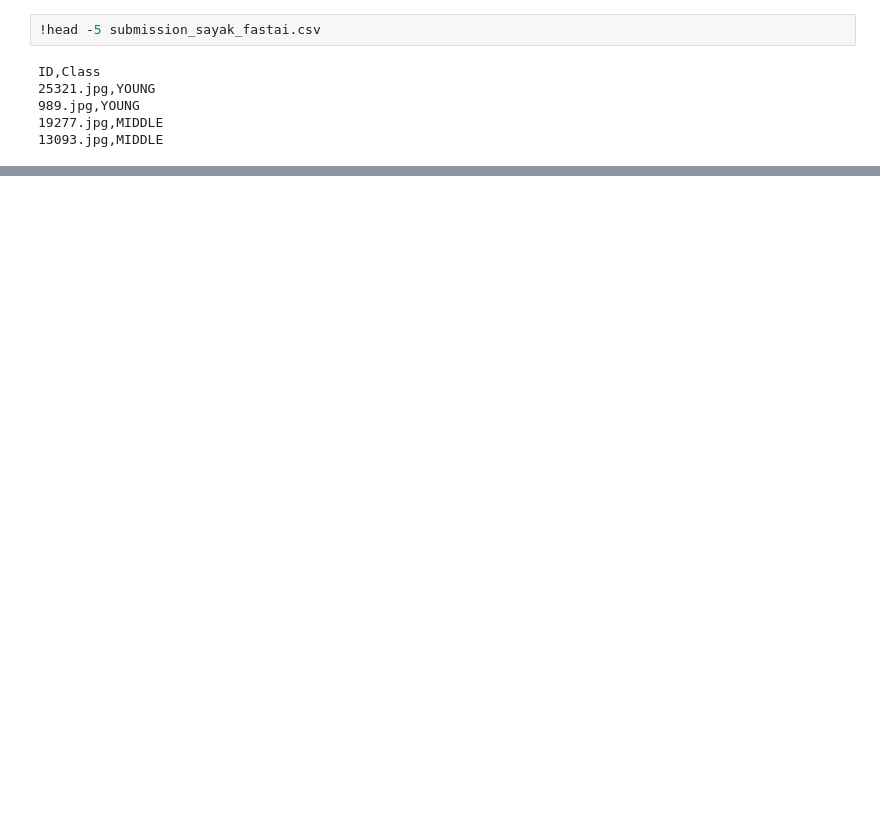
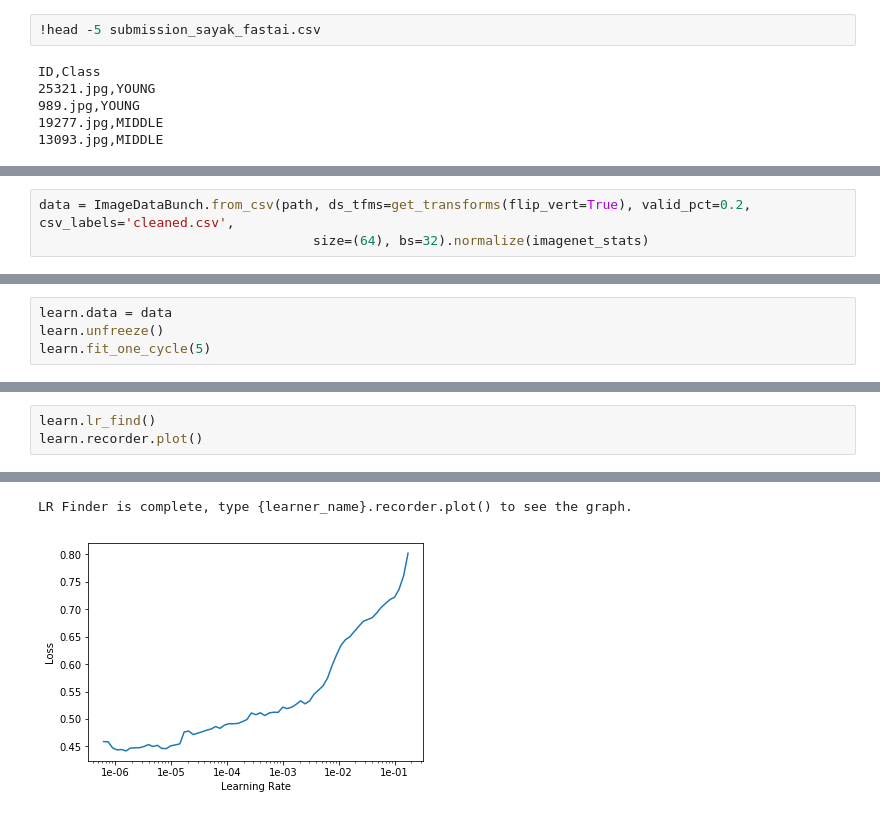
Before and after one commit to sayakpaul/Age-Detection-of-Indian-Actors, a Jupyter notebook: TrainingWithFastai.ipynb, the cells around one changed output, grey strips where cells are left out. Drawn from its saved outputs; the diff is of its cells as text; blank space fills up the shorter version.

```diff
--- a/TrainingWithFastai.ipynb
+++ b/TrainingWithFastai.ipynb
@@ -246,0 +244,3 @@ HBox(children=(VBox(children=(Image(value=b'\xff\xd8\xff\xe0\x00\x10JFIF\x00\x01
+# %%
+data = ImageDataBunch.from_csv(path, ds_tfms=get_transforms(flip_vert=True), valid_pct=0.2, csv_labels='cleaned.csv',
+                                   size=(64), bs=32).normalize(imagenet_stats)
@@ -246,0 +249,4 @@ HBox(children=(VBox(children=(Image(value=b'\xff\xd8\xff\xe0\x00\x10JFIF\x00\x01
+# %%
+learn.data = data
+learn.unfreeze()
+learn.fit_one_cycle(5)
@@ -246,0 +260,4 @@ HBox(children=(VBox(children=(Image(value=b'\xff\xd8\xff\xe0\x00\x10JFIF\x00\x01
+# %%
+learn.lr_find()
+learn.recorder.plot()
+# %% [output]
@@ -246,0 +265,2 @@ HBox(children=(VBox(children=(Image(value=b'\xff\xd8\xff\xe0\x00\x10JFIF\x00\x01
+LR Finder is complete, type {learner_name}.recorder.plot() to see the graph.
+[figure, added]
```
Also changed, not shown: parts of 33 cells of this notebook.
